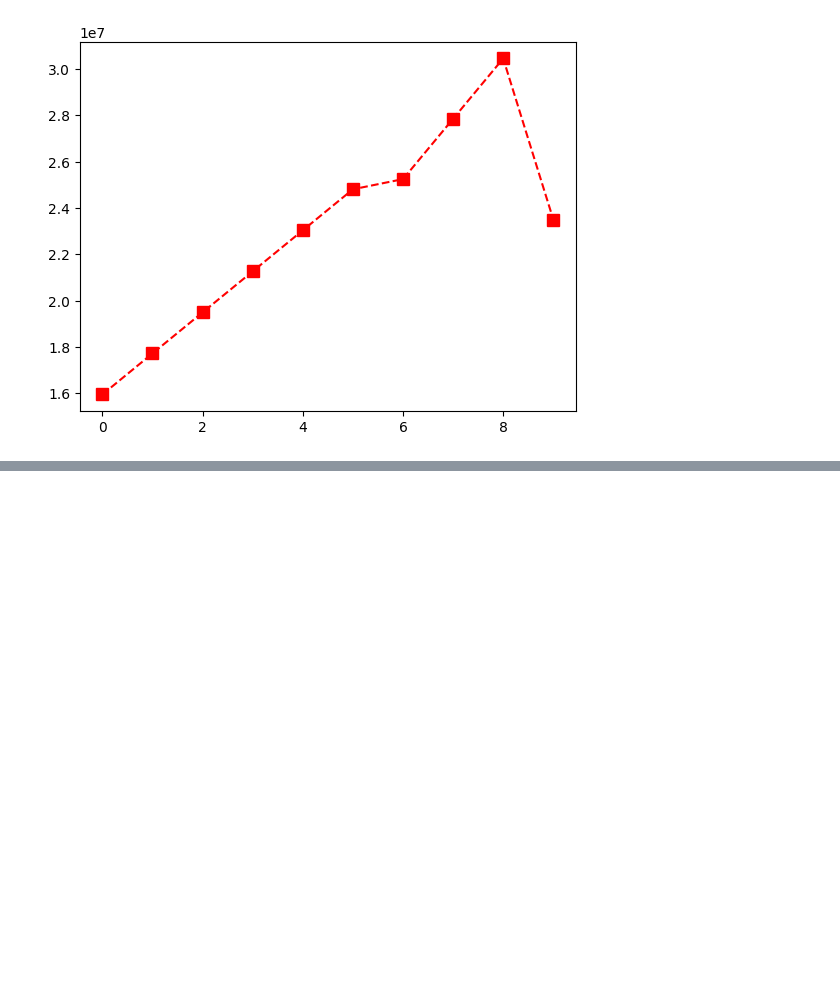
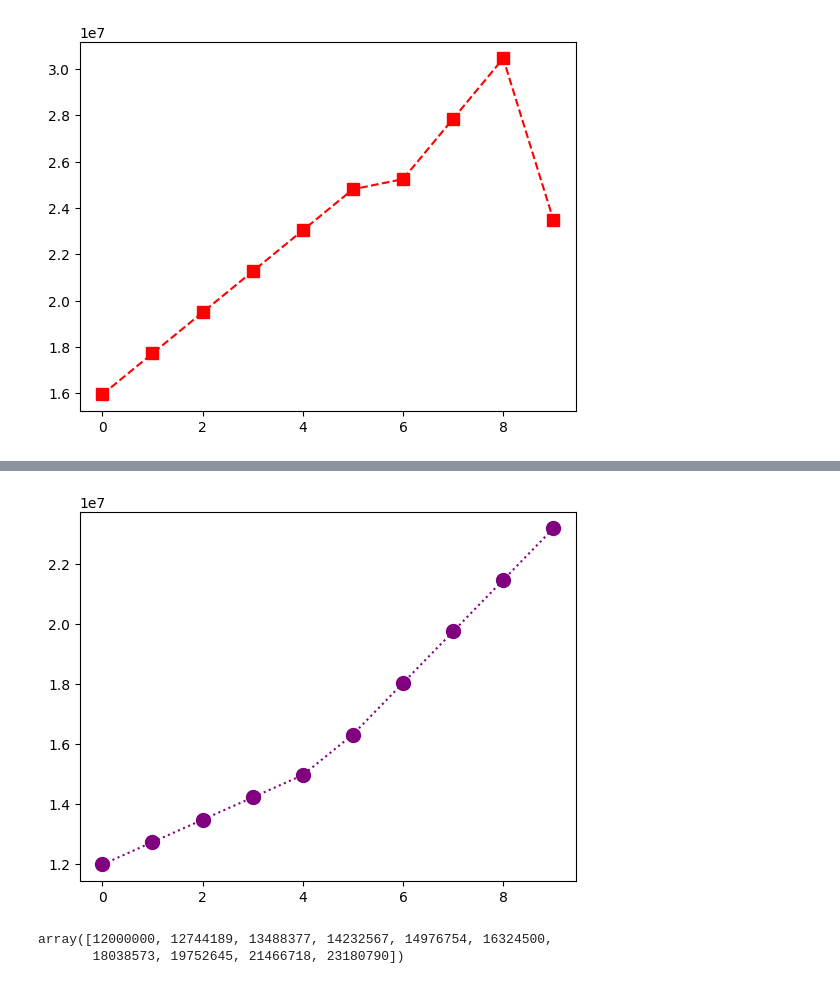
Before and after one commit to umashravani24/FSDS-_LEARNER, a Jupyter notebook: IPL_DATASET_ANALYSIS.ipynb, the cells around one changed output, grey strips where cells are left out. Saved outputs shown, nothing was run; the diff lists cells and outputs as text; code cells hidden in the pictures; blank space fills up the shorter version.

```diff
--- a/IPL_DATASET_ANALYSIS.ipynb
+++ b/IPL_DATASET_ANALYSIS.ipynb
@@ -212,0 +225,10 @@ plt.plot(Salary[0],ls='--',color='red',marker='s',ms=8)
+# %%
+plt.plot(Salary[1],ls=':',c='purple',marker='o',ms=10,label=Players[1])
+plt.show()
+# %% [output]
+[figure, added]
+# %%
+Salary[1]
+# %% [output]
+array([12000000, 12744189, 13488377, 14232567, 14976754, 16324500,
+       18038573, 19752645, 21466718, 23180790])
```
Also changed, not shown: parts of 7 cells of this notebook, 2 other files.
